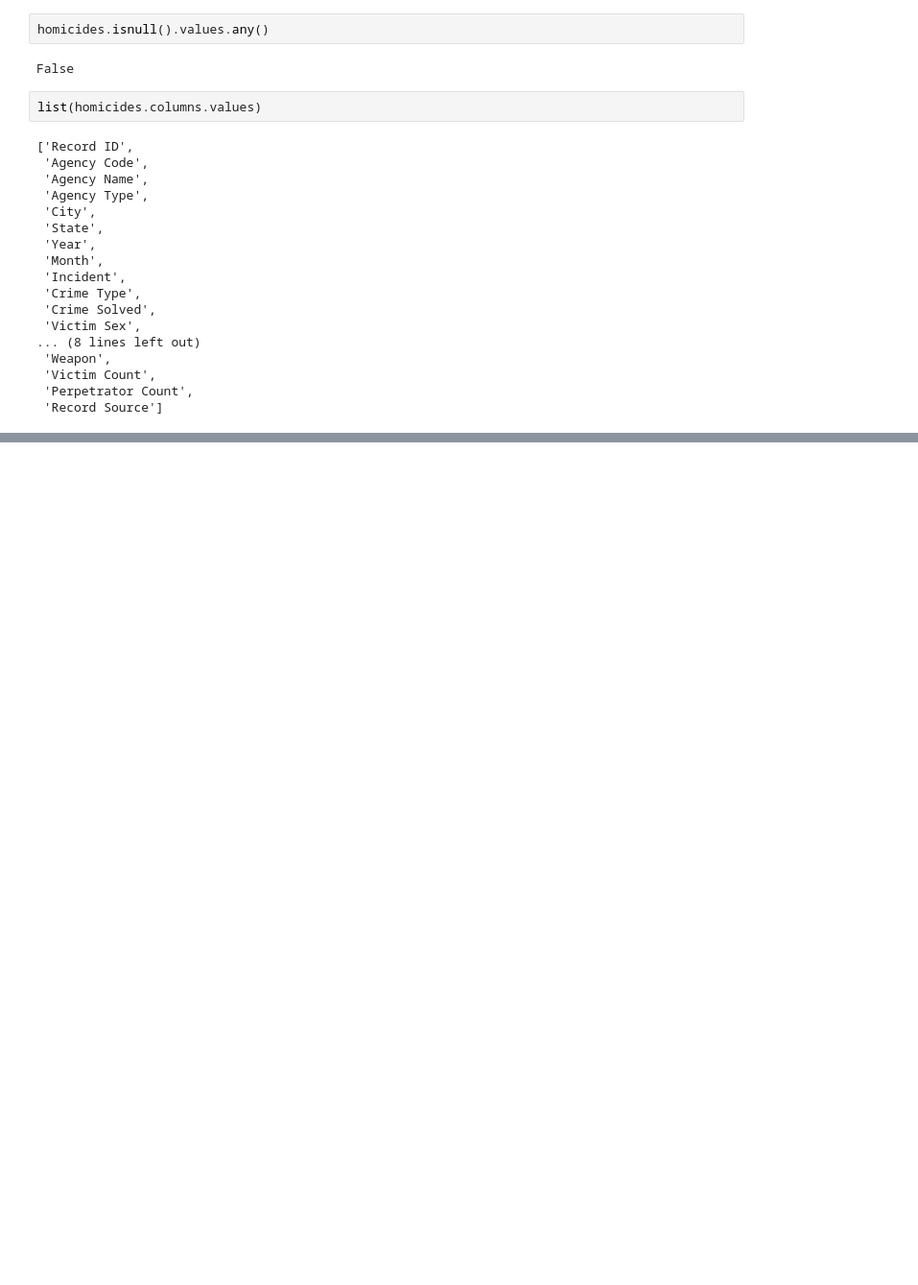
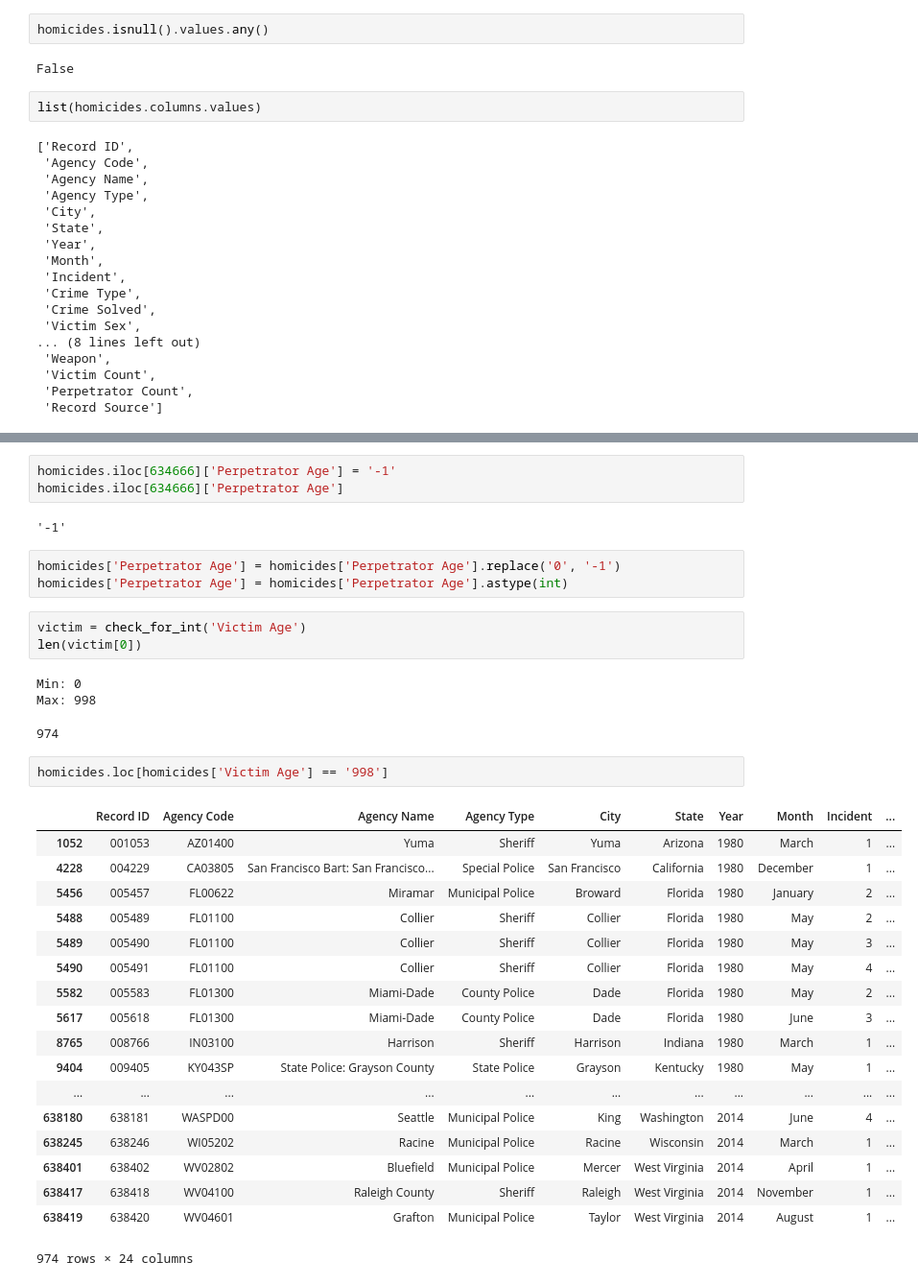
Before and after one commit to adriennekarnoski/machine_learning, a Jupyter notebook: general.ipynb, the cells around one changed output, grey strips where cells are left out. Shown at 96% size. Cells and saved outputs as stored; diff of their text form; blank space fills up the shorter version.

```diff
--- a/general.ipynb
+++ b/general.ipynb
@@ -43,0 +103,36 @@ list(homicides.columns.values)
+# %%
+homicides.iloc[634666]['Perpetrator Age'] = '-1'
+homicides.iloc[634666]['Perpetrator Age']
+# %% [output]
+'-1'
+# %%
+homicides['Perpetrator Age'] = homicides['Perpetrator Age'].replace('0', '-1')
+homicides['Perpetrator Age'] = homicides['Perpetrator Age'].astype(int)
+# %%
+victim = check_for_int('Victim Age')
+len(victim[0])
+# %% [output]
+Min: 0
+Max: 998
+974
+# %%
+homicides.loc[homicides['Victim Age'] == '998']
+# %% [output]
+|  | Record ID | Agency Code | Agency Name | Agency Type | City | State | Year | Month | Incident | ... |
+| 1052 | 001053 | AZ01400 | Yuma | Sheriff | Yuma | Arizona | 1980 | March | 1 | ... |
+| 4228 | 004229 | CA03805 | San Francisco Bart: San Francisco... | Special Police | San Francisco | California | 1980 | December | 1 | ... |
+| 5456 | 005457 | FL00622 | Miramar | Municipal Police | Broward | Florida | 1980 | January | 2 | ... |
+| 5488 | 005489 | FL01100 | Collier | Sheriff | Collier | Florida | 1980 | May | 2 | ... |
+| 5489 | 005490 | FL01100 | Collier | Sheriff | Collier | Florida | 1980 | May | 3 | ... |
+| 5490 | 005491 | FL01100 | Collier | Sheriff | Collier | Florida | 1980 | May | 4 | ... |
+| 5582 | 005583 | FL01300 | Miami-Dade | County Police | Dade | Florida | 1980 | May | 2 | ... |
+| 5617 | 005618 | FL01300 | Miami-Dade | County Police | Dade | Florida | 1980 | June | 3 | ... |
+| 8765 | 008766 | IN03100 | Harrison | Sheriff | Harrison | Indiana | 1980 | March | 1 | ... |
+| 9404 | 009405 | KY043SP | State Police: Grayson County | State Police | Grayson | Kentucky | 1980 | May | 1 | ... |
+| ... | ... | ... | ... | ... | ... | ... | ... | ... | ... | ... |
+| 638180 | 638181 | WASPD00 | Seattle | Municipal Police | King | Washington | 2014 | June | 4 | ... |
+| 638245 | 638246 | WI05202 | Racine | Municipal Police | Racine | Wisconsin | 2014 | March | 1 | ... |
+| 638401 | 638402 | WV02802 | Bluefield | Municipal Police | Mercer | West Virginia | 2014 | April | 1 | ... |
+| 638417 | 638418 | WV04100 | Raleigh County | Sheriff | Raleigh | West Virginia | 2014 | November | 1 | ... |
+| 638419 | 638420 | WV04601 | Grafton | Municipal Police | Taylor | West Virginia | 2014 | August | 1 | ... |
+974 rows × 24 columns
```
Also changed, not shown: parts of 10 cells of this notebook, 1 other file.
